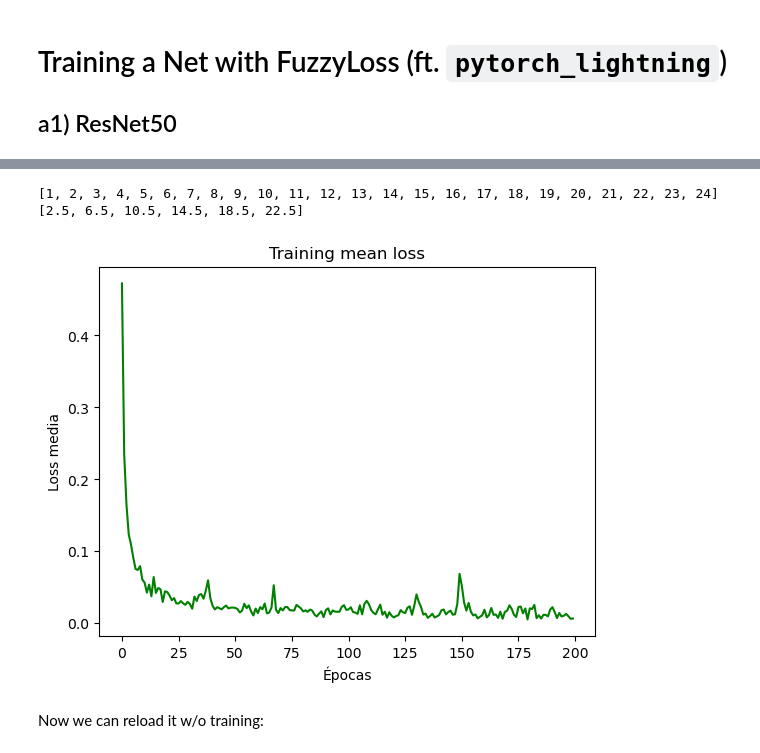
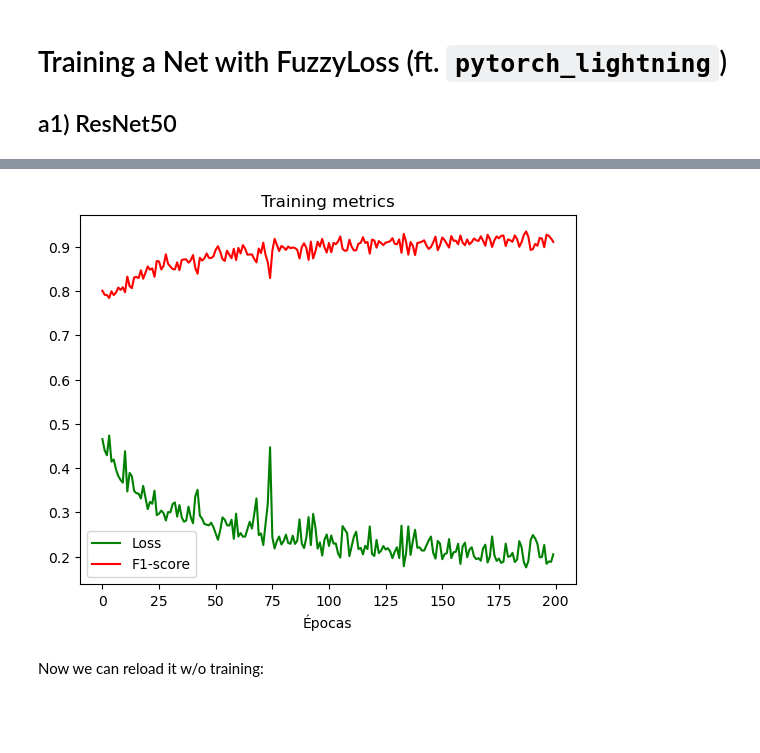
Before and after one commit to danibt656/final-thesis, a Jupyter notebook: src/FICAR.ipynb, the cells around one changed output, grey strips where cells are left out. Saved outputs shown, nothing was run; the diff lists cells and outputs as text; code cells hidden in the pictures; blank space fills up the shorter version.

```diff
--- a/src/FICAR.ipynb
+++ b/src/FICAR.ipynb
@@ -176,11 +182,19 @@ from torchvision.models import resnet50
 
 EPOCHS = 200
 mean_losses = []
+mean_acc = []
+mean_f1s = []
 
 class ResNetCustom(pl.LightningModule):
     def __init__(self, gamma=0., class_sizes=[1,1]):
         super().__init__()
         self.n_classes = len(class_sizes)
+
+        # metrics
+        task = "multiclass" if self.n_classes > 2 else "binary"
+        self.accuracy = torchmetrics.Accuracy(task=task, num_classes=self.n_classes)
+        self.f1score = torchmetrics.F1Score(task=task, num_classes=self.n_classes)
+
         self.model = resnet50(pretrained=True)
         for param in self.model.parameters():
             param.requires_grad = False
@@ -194,11 +208,18 @@ class ResNetCustom(pl.LightningModule):
     def training_step(self, batch, batch_no):
         x, y = batch
         logits = self(x)
+
+        y_onehot = F.one_hot(y, num_classes=self.n_classes).long()
+        acc = self.accuracy(logits, y_onehot)
+        f1s = self.f1score(logits, y_onehot)
+        mean_acc.append(acc.item())
+        mean_f1s.append(f1s.item())
+
         mean_loss, losses = self.fuzzyloss(logits, y)
+        mean_losses.append(mean_loss)
 
         # Update focal loss with Fuzzy Control System
 #         self.fuzzyloss.update_hyperparams(losses, y)
-        mean_losses.append(mean_loss)
         return mean_loss
 
     def configure_optimizers(self):
@@ -210,8 +231,8 @@ class ResNetCustom(pl.LightningModule):
             "lr_scheduler": torch.optim.lr_scheduler.OneCycleLR(
                                 optimizer ,max_lr=0.01,
                                 steps_per_epoch=len(dataloaders['train']),
-                                epochs=EPOCHS,
-        )}
+                                epochs=EPOCHS)
+        }
 # %%
 model = ResNetCustom(gamma=0., class_sizes=[1591,373])
 trainer = pl.Trainer(gpus=1, max_epochs=EPOCHS, devices=1, accelerator="gpu")
@@ -236,28 +240,18 @@ LOCAL_RANK: 0 - CUDA_VISIBLE_DEVICES: [0]
-# %%
-a = [i for i in range(1,25)]
-print(a)
-splits=4
-b = [sum(a[i:i + splits])/splits for i in range(0, len(a), splits)]
-print(b)
-# %% [output]
-[1, 2, 3, 4, 5, 6, 7, 8, 9, 10, 11, 12, 13, 14, 15, 16, 17, 18, 19, 20, 21, 22, 23, 24]
-[2.5, 6.5, 10.5, 14.5, 18.5, 22.5]
 # %%
 # Plot mean loss
 x_axis = [i for i in range(200)]
 
-splits=42
-y_axis = mean_losses
-y_axis = [sum(y_axis[i:i + splits])/splits for i in range(0, len(y_axis), splits)]
-
-plt.plot(x_axis, y_axis, 'g', label='n')
-plt.title('Training mean loss')
+splits=49
+plt.plot(x_axis, [sum(mean_losses[i:i + splits])/splits for i in range(0, len(mean_losses), splits)], 'g', label='Loss')
+# plt.plot(x_axis, [sum(mean_acc[i:i + splits])/splits for i in range(0, len(mean_acc), splits)], 'b', label='n')
+plt.plot(x_axis, [sum(mean_f1s[i:i + splits])/splits for i in range(0, len(mean_f1s), splits)], 'r', label='F1-score')
+plt.title('Training metrics')
 plt.xlabel('Épocas')
-plt.ylabel('Loss media')
-# plt.legend()
+# plt.ylabel('Loss media')
+plt.legend()
 plt.show()
 # %% [output]
-[figure, old version]
+[figure, new version]
 # %%
 trainer.save_checkpoint("saves/resnet50_PlantVillage_focalloss_transfer.pt")
 # %% [markdown]
```
Also changed, not shown: parts of 18 cells of this notebook, 2 other files.
